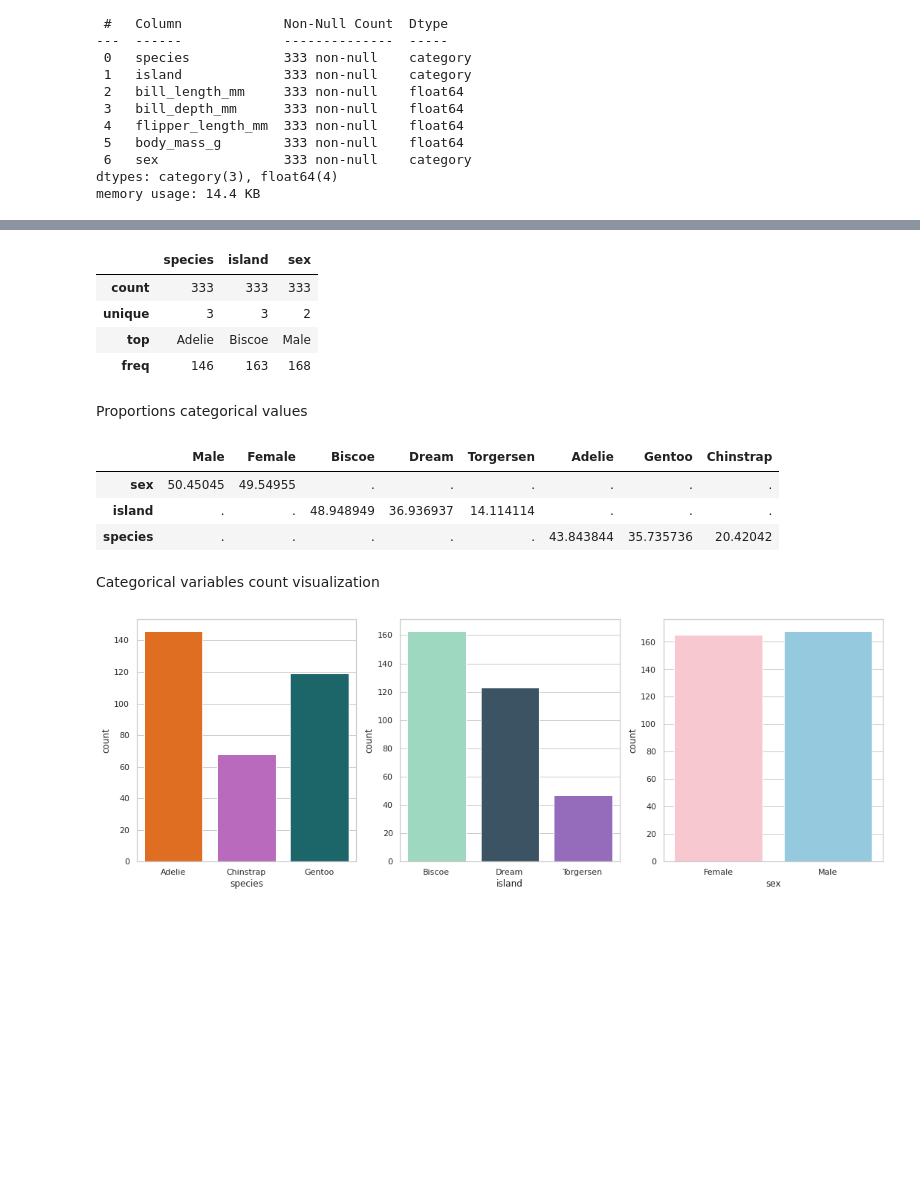
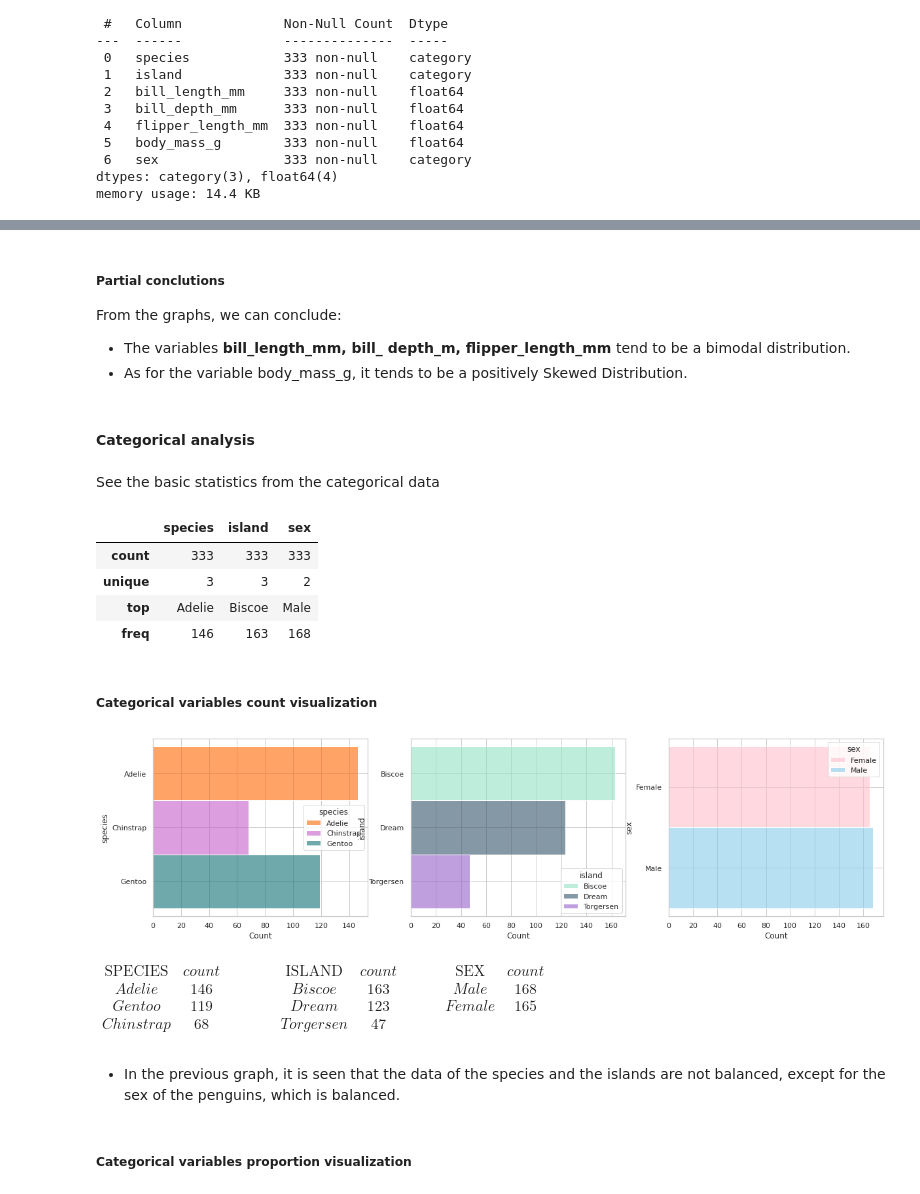
Before and after one commit to mazzaroli/EDA, a Jupyter notebook: personal-project/notebook.ipynb, the cells around one changed output, grey strips where cells are left out. Cells and saved outputs as stored; diff of their text form; code cells hidden in the pictures; blank space fills up the shorter version.

```diff
--- a/personal-project/notebook.ipynb
+++ b/personal-project/notebook.ipynb
@@ -278,0 +271,8 @@ memory usage: 14.4 KB
+# %%
+numerical_statistics = pd.concat([
+    df2.describe(include=np.number).iloc[0:1],
+    df2.mode(numeric_only=True).rename(index={0:'mode'}),
+    pd.DataFrame(df2.median(numeric_only=True),columns=['median']).T,
+    df2.describe(include=np.number).iloc[1:8],
+    ])
+numerical_statistics
@@ -312,3 +332,13 @@ Categorical statistics
+# %% [markdown]
+##### Partial conclutions
+
+From the graphs, we can conclude:
+- The variables **bill_length_mm, bill_ depth_m, flipper_length_mm** tend to be a bimodal distribution.
+- As for the variable body_mass_g, it tends to be a positively Skewed Distribution.
+# %% [markdown]
+#### Categorical analysis
+# %% [markdown]
+See the basic statistics from the categorical data
 # %%
 df2.describe(include='category')
 # %% [output]
@@ -317,30 +347,32 @@ df2.describe(include='category')
 | unique | 3 | 3 | 2 |
 | top | Adelie | Biscoe | Male |
 | freq | 146 | 163 | 168 |
-# %% [markdown]
-Proportions categorical values
-# %%
-a = pd.DataFrame((df2.sex.value_counts()/df2.sex.count())*100)
-b = pd.DataFrame((df2.island.value_counts()/df2.island.count())*100)
-c = pd.DataFrame((df2.species.value_counts()/df2.species.count())*100)
-
-pd.concat([a,b,c]).replace({np.NaN},{'.'}).T
-# %% [output]
-|  | Male | Female | Biscoe | Dream | Torgersen | Adelie | Gentoo | Chinstrap |
-| sex | 50.45045 | 49.54955 | . | . | . | . | . | . |
-| island | . | . | 48.948949 | 36.936937 | 14.114114 | . | . | . |
-| species | . | . | . | . | . | 43.843844 | 35.735736 | 20.42042 |
 # %% [markdown]
-Categorical variables count visualization
+##### Categorical variables count visualization
 # %%
-fig, ax = plt.subplots(1,3,figsize=(18,6))
-for i in range(3):
-    sns.countplot(
+fig, ax = plt.subplots(1,3,figsize=(20,5))
+for i,category in enumerate(category_columns):
+    sns.histplot(
         ax=ax[i],
         data=df2,
-        x=category_columns[i],
-        palette=penguin_color
+        y=category,
+        hue=category,
+        palette=penguin_color,
+        alpha=0.6
     )
 # %% [output]
-[figure, old version]
+[figure, new version]
+# %% [markdown]
+$
+\begin{matrix}
+\text{SPECIES}   & count &&&&  & \text{ISLAND} & count &&&& \text{SEX}  & count\\
+Adelie           & 146   &&&&  & Biscoe        & 163   &&&& Male        & 168  \\
+Gentoo           & 119   &&&&  & Dream         & 123   &&&& Female      & 165  \\
+Chinstrap        & 68    &&&&  & Torgersen     & 47    &&&&                    \\
+\end{matrix}
+$
+# %% [markdown]
+- In the previous graph, it is seen that the data of the species and the islands are not balanced, except for the sex of the penguins, which is balanced.
+# %% [markdown]
+##### Categorical variables proportion visualization
 # %%
```
Also changed, not shown: parts of 38 cells of this notebook, 1 other file.
